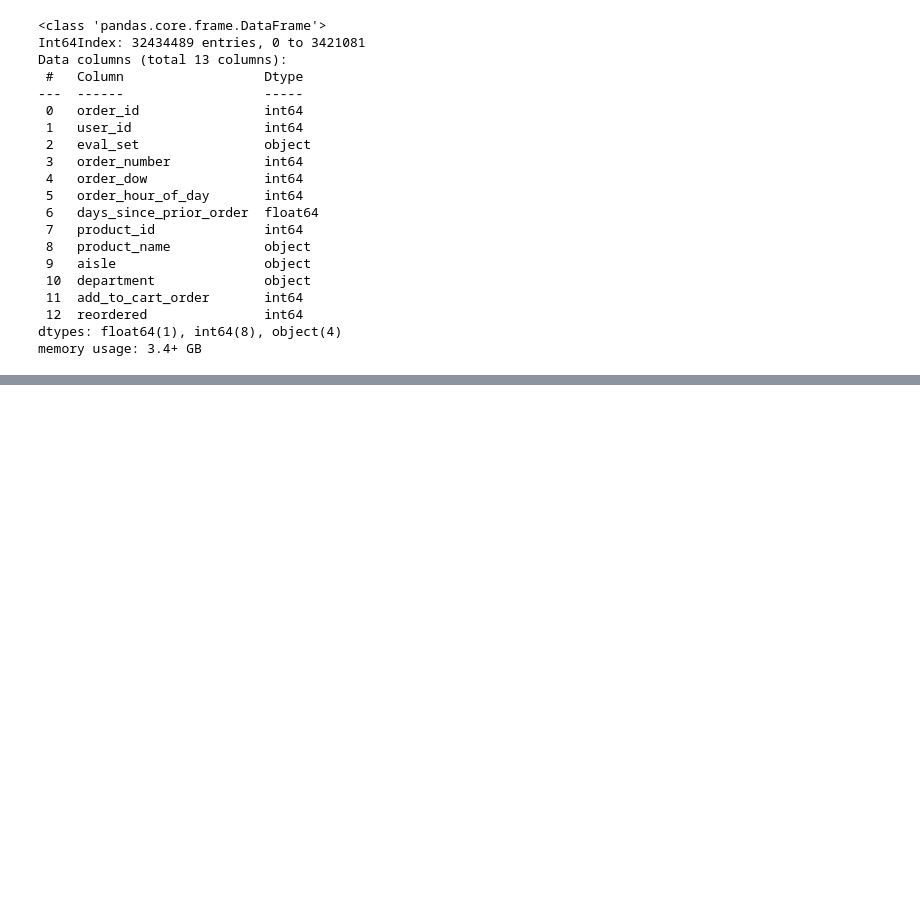
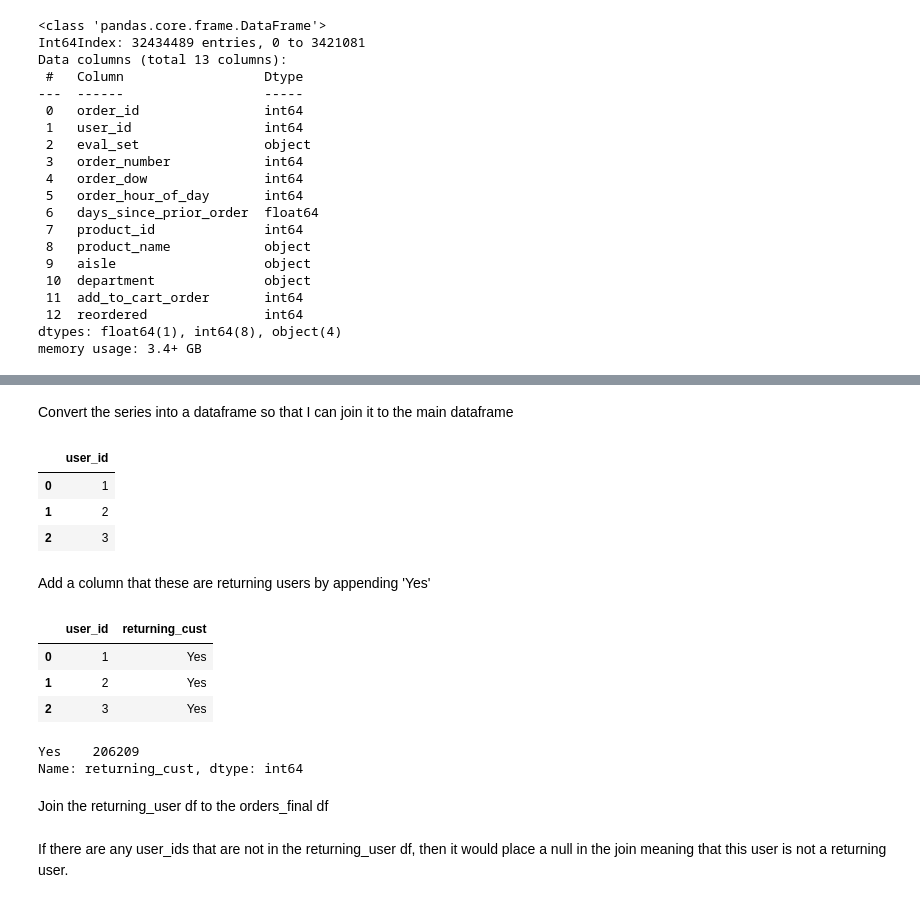
Before and after one commit to jerazo1744/JaquelinErazo-Capstone3, a Jupyter notebook: InstaCart_Capstone3.ipynb, the cells around one changed output, grey strips where cells are left out. Saved outputs shown, nothing was run; the diff lists cells and outputs as text; code cells hidden in the pictures; blank space fills up the shorter version.

```diff
--- a/InstaCart_Capstone3.ipynb
+++ b/InstaCart_Capstone3.ipynb
@@ -238,0 +259,17 @@ orders_final = orders_final[['order_id', 'user_id','order_number','order_dow','o
+# %% [markdown]
+Convert the series into a dataframe so that I can join it to the main dataframe
+# %%
+returning_user = returning_user.to_frame()
+returning_user.head(3)
+# %% [output]
+|  | user_id |
+| 0 | 1 |
+| 1 | 2 |
+| 2 | 3 |
+# %% [markdown]
+Add a column that these are returning users by appending 'Yes'
+# %%
+returning_list = []
+
+for i in returning_user['user_id']:
+    returning_list.append('Yes')
@@ -238,0 +280,16 @@ orders_final = orders_final[['order_id', 'user_id','order_number','order_dow','o
+# %%
+returning_user.head(3)
+# %% [output]
+|  | user_id | returning_cust |
+| 0 | 1 | Yes |
+| 1 | 2 | Yes |
+| 2 | 3 | Yes |
+# %%
+returning_user.returning_cust.value_counts()
+# %% [output]
+Yes    206209
+Name: returning_cust, dtype: int64
+# %% [markdown]
+Join the returning_user df to the orders_final df
+# %% [markdown]
+If there are any user_ids that are not in the returning_user df, then it would place a null in the join meaning that this user is not a returning user.
```
Also changed, not shown: parts of 19 cells of this notebook.
